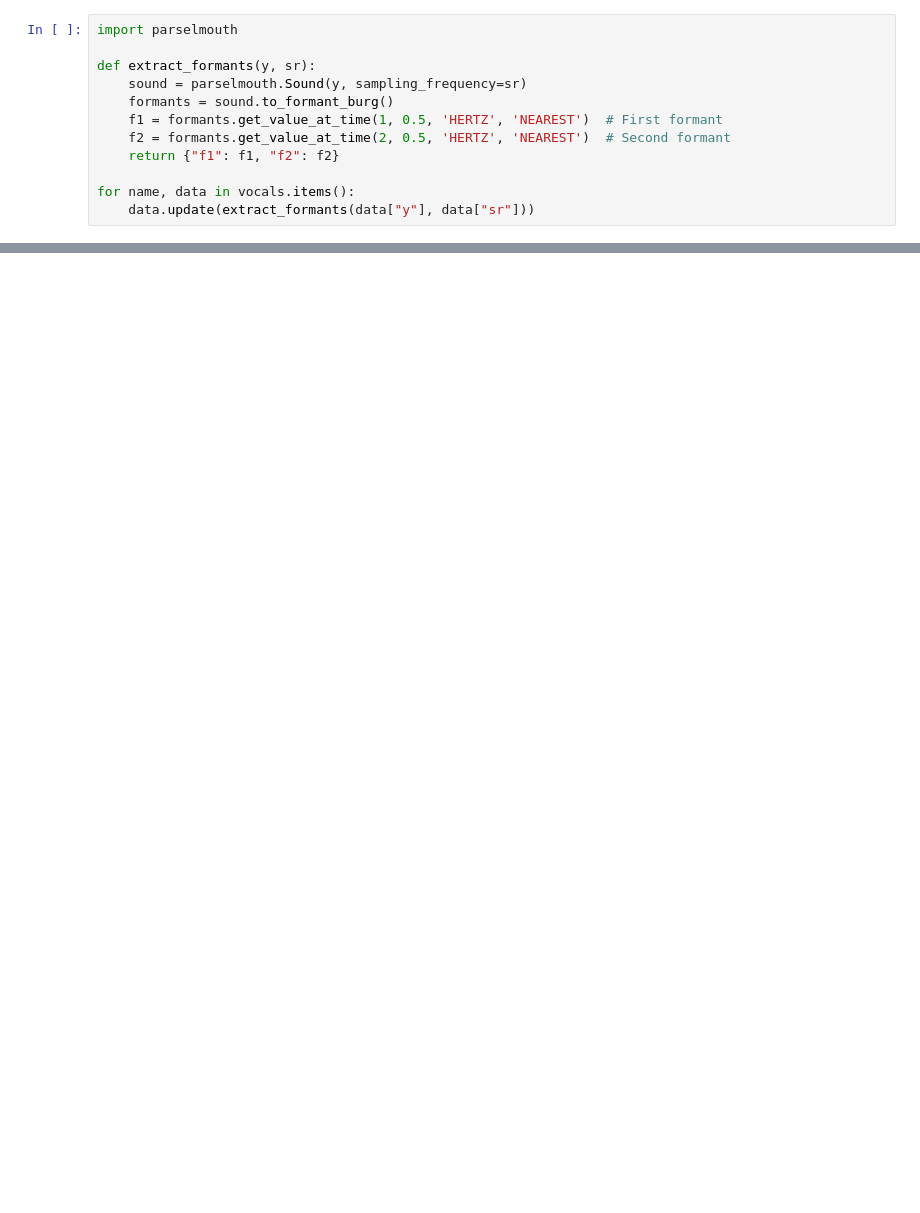
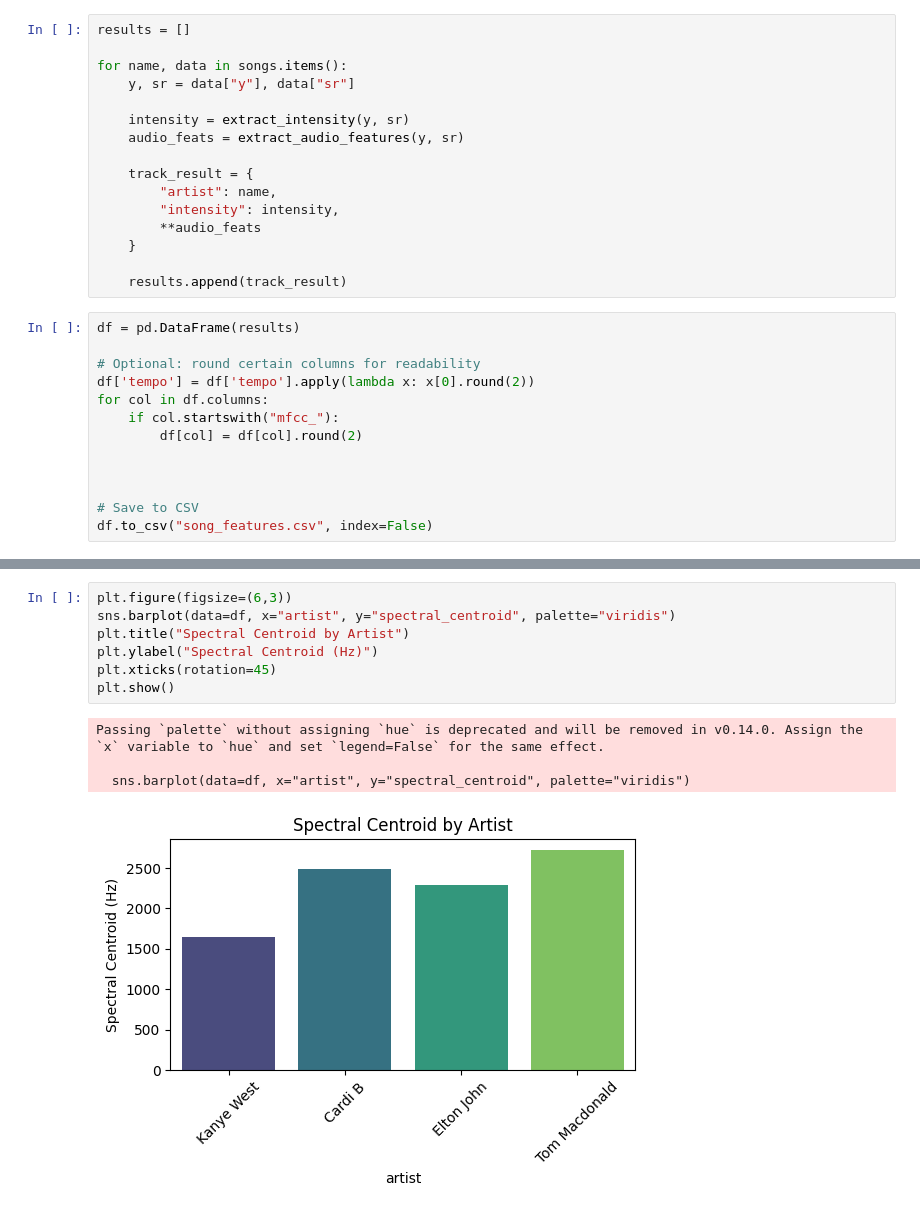
Before and after one commit to jchoi0406/musictransformationanalysis, a Jupyter notebook: audio_analysis.ipynb, the cells around one changed output, grey strips where cells are left out. Drawn from its saved outputs; the diff is of its cells as text; blank space fills up the shorter version.

```diff
--- a/audio_analysis.ipynb
+++ b/audio_analysis.ipynb
@@ -43,12 +147,29 @@ for name, data in vocals.items():
 # %%
-import parselmouth
+results = []
 
-def extract_formants(y, sr):
-    sound = parselmouth.Sound(y, sampling_frequency=sr)
-    formants = sound.to_formant_burg()
-    f1 = formants.get_value_at_time(1, 0.5, 'HERTZ', 'NEAREST')  # First formant
-    f2 = formants.get_value_at_time(2, 0.5, 'HERTZ', 'NEAREST')  # Second formant
-    return {"f1": f1, "f2": f2}
+for name, data in songs.items():
+    y, sr = data["y"], data["sr"]
 
-for name, data in vocals.items():
-    data.update(extract_formants(data["y"], data["sr"]))
+    intensity = extract_intensity(y, sr)
+    audio_feats = extract_audio_features(y, sr)
+
+    track_result = {
+        "artist": name,
+        "intensity": intensity,
+        **audio_feats
+    }
+
+    results.append(track_result)
+# %%
+df = pd.DataFrame(results)
+
+# Optional: round certain columns for readability
+df['tempo'] = df['tempo'].apply(lambda x: x[0].round(2))
+for col in df.columns:
+    if col.startswith("mfcc_"):
+        df[col] = df[col].round(2)
+
+
+
+# Save to CSV
+df.to_csv("song_features.csv", index=False)
@@ -54,0 +184,12 @@ for name, data in vocals.items():
+# %%
+plt.figure(figsize=(6,3))
+sns.barplot(data=df, x="artist", y="spectral_centroid", palette="viridis")
+plt.title("Spectral Centroid by Artist")
+plt.ylabel("Spectral Centroid (Hz)")
+plt.xticks(rotation=45)
+plt.show()
+# %% [output]
+Passing `palette` without assigning `hue` is deprecated and will be removed in v0.14.0. Assign the `x` variable to `hue` and set `legend=False` for the same effect.
+
+  sns.barplot(data=df, x="artist", y="spectral_centroid", palette="viridis")
+[figure, added]
```
Also changed, not shown: parts of 17 cells of this notebook, 20 other files.
